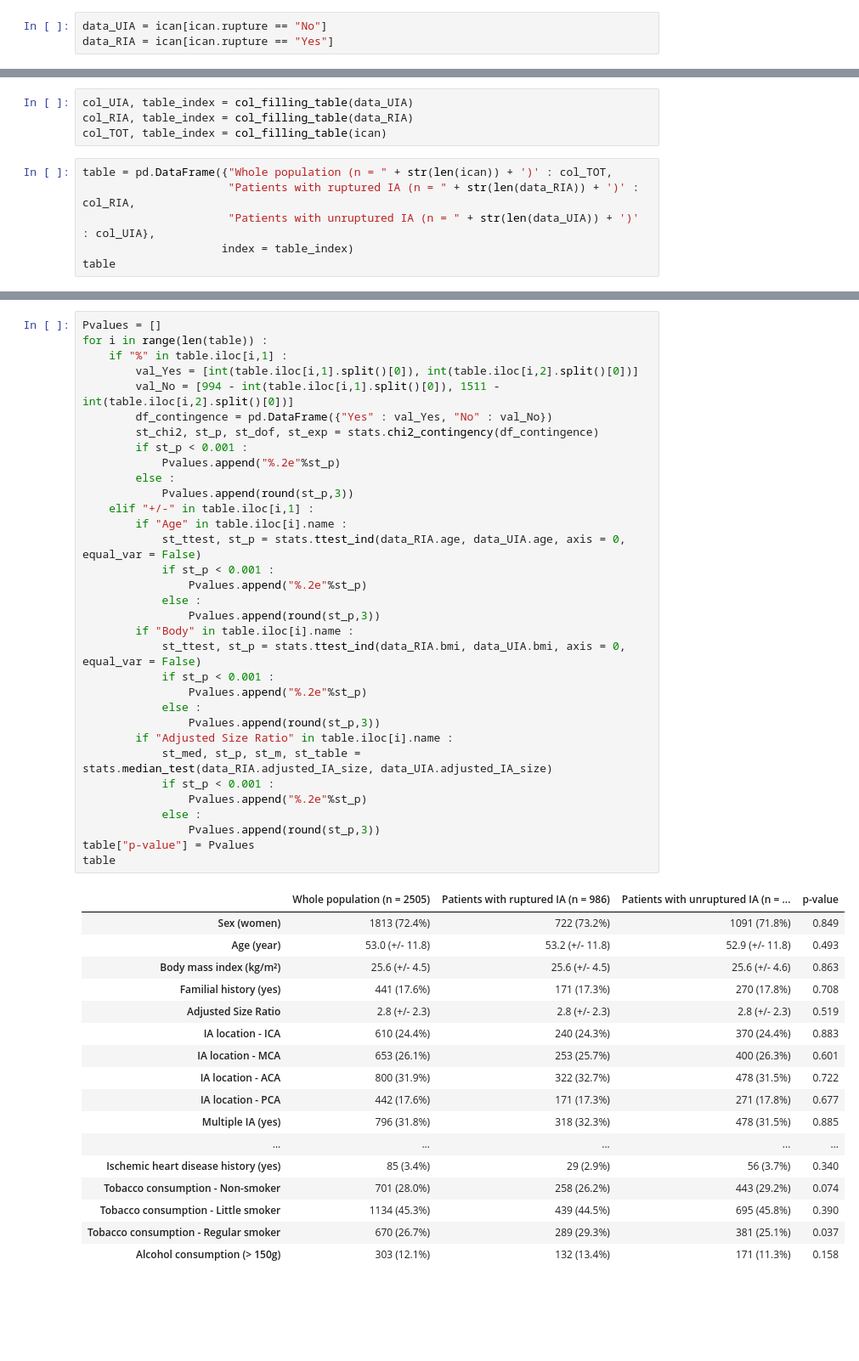
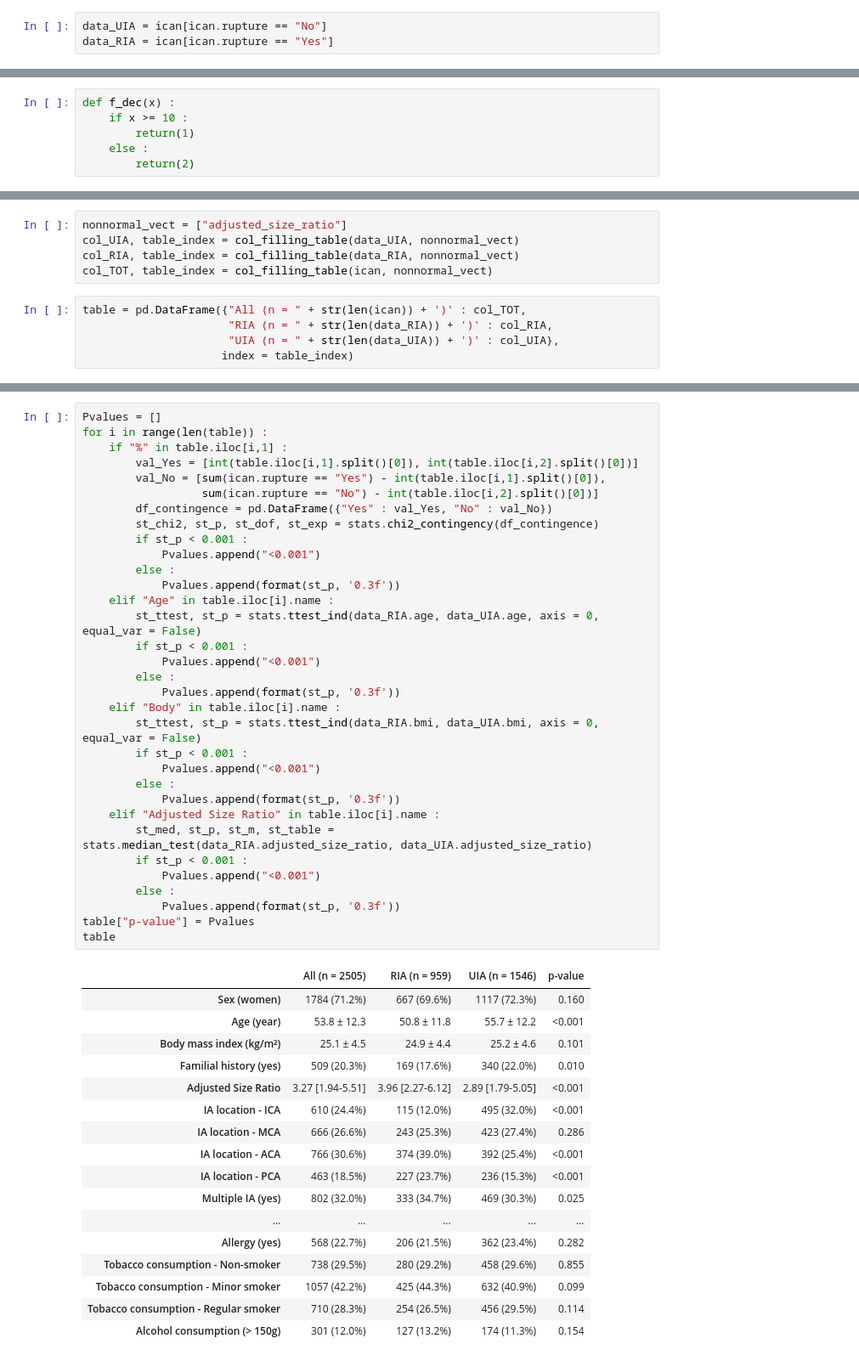
Before and after one commit to ICAN-aneurysms/RIA-predict, a Jupyter notebook: notebooks/1-Table-Baseline-Characteristics.ipynb, the cells around one changed output, grey strips where cells are left out. Shown at 85% size. Drawn from its saved outputs; the diff is of its cells as text; blank space fills up the shorter version.

```diff
--- a/notebooks/1-Table-Baseline-Characteristics.ipynb
+++ b/notebooks/1-Table-Baseline-Characteristics.ipynb
@@ -65,0 +25,6 @@ def info_mean(df, var, dec) :
+# %%
+def f_dec(x) :
+    if x >= 10 :
+        return(1)
+    else :
+        return(2)
@@ -98,11 +87,11 @@ def col_filling_table(df) :
     return col, table_index
 # %%
-col_UIA, table_index = col_filling_table(data_UIA)
-col_RIA, table_index = col_filling_table(data_RIA)
-col_TOT, table_index = col_filling_table(ican)
+nonnormal_vect = ["adjusted_size_ratio"]
+col_UIA, table_index = col_filling_table(data_UIA, nonnormal_vect)
+col_RIA, table_index = col_filling_table(data_RIA, nonnormal_vect)
+col_TOT, table_index = col_filling_table(ican, nonnormal_vect)
 # %%
-table = pd.DataFrame({"Whole population (n = " + str(len(ican)) + ')' : col_TOT,
-                      "Patients with ruptured IA (n = " + str(len(data_RIA)) + ')' : col_RIA,
-                      "Patients with unruptured IA (n = " + str(len(data_UIA)) + ')' : col_UIA},
+table = pd.DataFrame({"All (n = " + str(len(ican)) + ')' : col_TOT,
+                      "RIA (n = " + str(len(data_RIA)) + ')' : col_RIA,
+                      "UIA (n = " + str(len(data_UIA)) + ')' : col_UIA},
                      index = table_index)
-table
@@ -127,51 +98,51 @@ table
 # %%
 Pvalues = []
 for i in range(len(table)) :
     if "%" in table.iloc[i,1] :
         val_Yes = [int(table.iloc[i,1].split()[0]), int(table.iloc[i,2].split()[0])]
-        val_No = [994 - int(table.iloc[i,1].split()[0]), 1511 - int(table.iloc[i,2].split()[0])]
+        val_No = [sum(ican.rupture == "Yes") - int(table.iloc[i,1].split()[0]),
+                  sum(ican.rupture == "No") - int(table.iloc[i,2].split()[0])]
         df_contingence = pd.DataFrame({"Yes" : val_Yes, "No" : val_No})
         st_chi2, st_p, st_dof, st_exp = stats.chi2_contingency(df_contingence)
         if st_p < 0.001 :
-            Pvalues.append("%.2e"%st_p)
+            Pvalues.append("<0.001")
         else :
-            Pvalues.append(round(st_p,3))
-    elif "+/-" in table.iloc[i,1] :
-        if "Age" in table.iloc[i].name :
-            st_ttest, st_p = stats.ttest_ind(data_RIA.age, data_UIA.age, axis = 0, equal_var = False)
-            if st_p < 0.001 :
-                Pvalues.append("%.2e"%st_p)
-            else :
-                Pvalues.append(round(st_p,3))
-        if "Body" in table.iloc[i].name :
-            st_ttest, st_p = stats.ttest_ind(data_RIA.bmi, data_UIA.bmi, axis = 0, equal_var = False)
-            if st_p < 0.001 :
-                Pvalues.append("%.2e"%st_p)
-            else :
-                Pvalues.append(round(st_p,3))
-        if "Adjusted Size Ratio" in table.iloc[i].name :
-            st_med, st_p, st_m, st_table = stats.median_test(data_RIA.adjusted_IA_size, data_UIA.adjusted_IA_size)
-            if st_p < 0.001 :
-                Pvalues.append("%.2e"%st_p)
-            else :
-                Pvalues.append(round(st_p,3))
+            Pvalues.append(format(st_p, '0.3f'))
+    elif "Age" in table.iloc[i].name :
+        st_ttest, st_p = stats.ttest_ind(data_RIA.age, data_UIA.age, axis = 0, equal_var = False)
+        if st_p < 0.001 :
+            Pvalues.append("<0.001")
+        else :
+            Pvalues.append(format(st_p, '0.3f'))
+    elif "Body" in table.iloc[i].name :
+        st_ttest, st_p = stats.ttest_ind(data_RIA.bmi, data_UIA.bmi, axis = 0, equal_var = False)
+        if st_p < 0.001 :
+            Pvalues.append("<0.001")
+        else :
+            Pvalues.append(format(st_p, '0.3f'))
+    elif "Adjusted Size Ratio" in table.iloc[i].name :
+        st_med, st_p, st_m, st_table = stats.median_test(data_RIA.adjusted_size_ratio, data_UIA.adjusted_size_ratio)
+        if st_p < 0.001 :
+            Pvalues.append("<0.001")
+        else :
+            Pvalues.append(format(st_p, '0.3f'))
 table["p-value"] = Pvalues
 table
 # %% [output]
-|  | Whole population (n = 2505) | Patients with ruptured IA (n = 986) | Patients with unruptured IA (n = ... | p-value |
-| Sex (women) | 1813 (72.4%) | 722 (73.2%) | 1091 (71.8%) | 0.849 |
-| Age (year) | 53.0 (+/- 11.8) | 53.2 (+/- 11.8) | 52.9 (+/- 11.8) | 0.493 |
-| Body mass index (kg/m²) | 25.6 (+/- 4.5) | 25.6 (+/- 4.5) | 25.6 (+/- 4.6) | 0.863 |
-| Familial history (yes) | 441 (17.6%) | 171 (17.3%) | 270 (17.8%) | 0.708 |
-| Adjusted Size Ratio | 2.8 (+/- 2.3) | 2.8 (+/- 2.3) | 2.8 (+/- 2.3) | 0.519 |
-| IA location - ICA | 610 (24.4%) | 240 (24.3%) | 370 (24.4%) | 0.883 |
-| IA location - MCA | 653 (26.1%) | 253 (25.7%) | 400 (26.3%) | 0.601 |
-| IA location - ACA | 800 (31.9%) | 322 (32.7%) | 478 (31.5%) | 0.722 |
-| IA location - PCA | 442 (17.6%) | 171 (17.3%) | 271 (17.8%) | 0.677 |
-| Multiple IA (yes) | 796 (31.8%) | 318 (32.3%) | 478 (31.5%) | 0.885 |
+|  | All (n = 2505) | RIA (n = 959) | UIA (n = 1546) | p-value |
+| Sex (women) | 1784 (71.2%) | 667 (69.6%) | 1117 (72.3%) | 0.160 |
+| Age (year) | 53.8 ± 12.3 | 50.8 ± 11.8 | 55.7 ± 12.2 | <0.001 |
+| Body mass index (kg/m²) | 25.1 ± 4.5 | 24.9 ± 4.4 | 25.2 ± 4.6 | 0.101 |
+| Familial history (yes) | 509 (20.3%) | 169 (17.6%) | 340 (22.0%) | 0.010 |
+| Adjusted Size Ratio | 3.27 [1.94-5.51] | 3.96 [2.27-6.12] | 2.89 [1.79-5.05] | <0.001 |
+| IA location - ICA | 610 (24.4%) | 115 (12.0%) | 495 (32.0%) | <0.001 |
+| IA location - MCA | 666 (26.6%) | 243 (25.3%) | 423 (27.4%) | 0.286 |
+| IA location - ACA | 766 (30.6%) | 374 (39.0%) | 392 (25.4%) | <0.001 |
+| IA location - PCA | 463 (18.5%) | 227 (23.7%) | 236 (15.3%) | <0.001 |
+| Multiple IA (yes) | 802 (32.0%) | 333 (34.7%) | 469 (30.3%) | 0.025 |
 | ... | ... | ... | ... | ... |
-| Ischemic heart disease history (yes) | 85 (3.4%) | 29 (2.9%) | 56 (3.7%) | 0.340 |
-| Tobacco consumption - Non-smoker | 701 (28.0%) | 258 (26.2%) | 443 (29.2%) | 0.074 |
-| Tobacco consumption - Little smoker | 1134 (45.3%) | 439 (44.5%) | 695 (45.8%) | 0.390 |
-| Tobacco consumption - Regular smoker | 670 (26.7%) | 289 (29.3%) | 381 (25.1%) | 0.037 |
-| Alcohol consumption (> 150g) | 303 (12.1%) | 132 (13.4%) | 171 (11.3%) | 0.158 |
+| Allergy (yes) | 568 (22.7%) | 206 (21.5%) | 362 (23.4%) | 0.282 |
+| Tobacco consumption - Non-smoker | 738 (29.5%) | 280 (29.2%) | 458 (29.6%) | 0.855 |
+| Tobacco consumption - Minor smoker | 1057 (42.2%) | 425 (44.3%) | 632 (40.9%) | 0.099 |
+| Tobacco consumption - Regular smoker | 710 (28.3%) | 254 (26.5%) | 456 (29.5%) | 0.114 |
+| Alcohol consumption (> 150g) | 301 (12.0%) | 127 (13.2%) | 174 (11.3%) | 0.154 |
```
Also changed, not shown: parts of 8 cells of this notebook, 6 other files.
